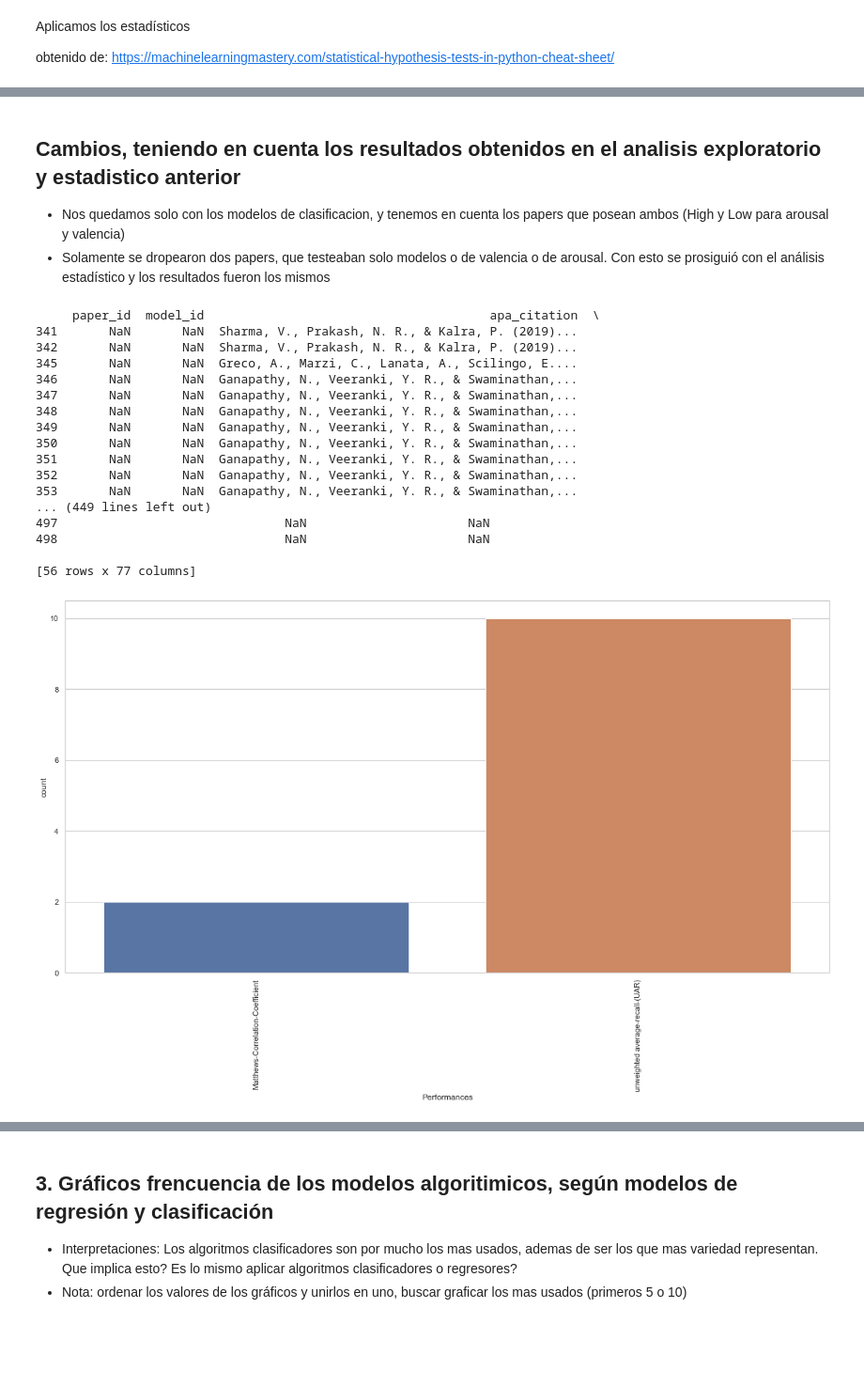
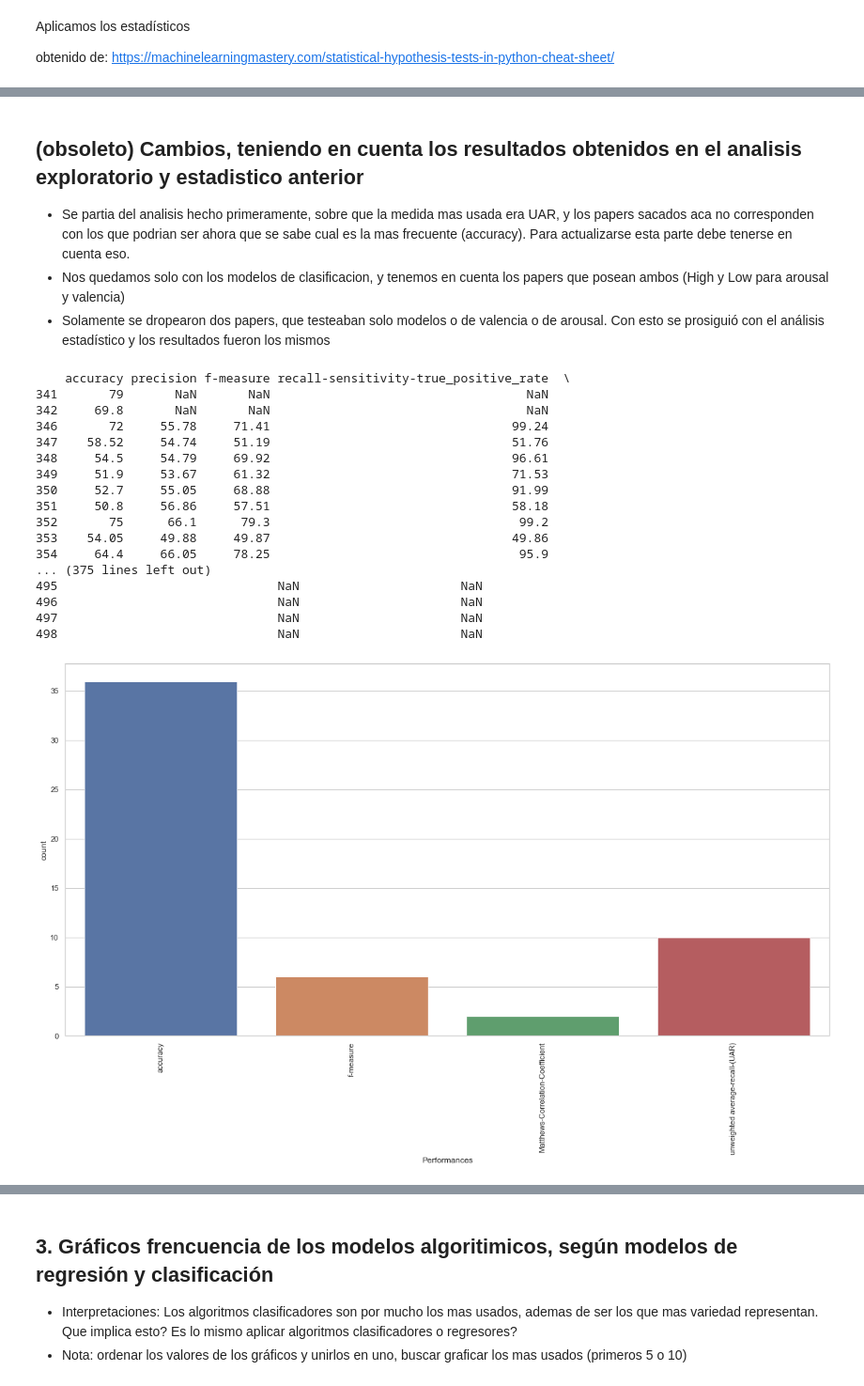
Before and after one commit to tomdamelio/Review_EDA_Emotion_Recognition, a Jupyter notebook: Emmanuel/notebooks/analisis_exploratorio.ipynb, the cells around one changed output, grey strips where cells are left out. Shown: that part at 94% size. Saved outputs shown, nothing was run; the diff lists cells and outputs as text; code cells hidden in the pictures; blank space fills up the shorter version.

```diff
--- a/Emmanuel/notebooks/analisis_exploratorio.ipynb
+++ b/Emmanuel/notebooks/analisis_exploratorio.ipynb
@@ -73,7 +73,10 @@ df_2 = df_2[df_2['class_model_output_categories'].isin(['HA, LA', 'HV, LV'])]
 #dataframe con performances
 title_dimensions = df_2[['apa_citation', 'class_model_output_categories']]
 
-df2_performance_medidas = df_2.iloc[:,67:]
+df2_performance_medidas = df_2.iloc[:,58:]
+
+df2_performance_medidas = df2_performance_medidas.fillna('-')
+df2_performance_medidas.to_excel('c:\\Users\\LENOVO\\Downloads\\Review_EDA_Emotion_Recognition\\Emmanuel\\data\\cleaned\\df2_performance_medidas.xlsx')
 
 #búsqueda de la medida de performance que mas aparece, paso de datos a 0 y 1 para facilitar su conteo
 df2_performance_medidas = df2_performance_medidas.fillna('No')
@@ -95,9 +98,9 @@ sns.countplot(x='Performances', data=df2_performance_medidas)
 plt.xticks(rotation=90)
 plt.show()
 
-#subseteo por la medida de performance que mas aparece (UAR)
+#subseteo por la medida de performance que mas aparece (accuracy)
 df_2 = df_2.fillna('-')
-df_2 = df_2[df_2['unweighted average-recall-(UAR)'] != '-']
+df_2 = df_2[df_2['accuracy'] != '-']
 
 print(df_2)
 #la muestra es de 10 modelos
@@ -165,6 +168,7 @@ Probably different distributions
 # %% [markdown]
-## Cambios, teniendo en cuenta los resultados obtenidos en el analisis exploratorio y estadistico anterior
+##  (obsoleto) Cambios, teniendo en cuenta los resultados obtenidos en el analisis exploratorio y estadistico anterior
 
+* Se partia del analisis hecho primeramente, sobre que la medida mas usada era UAR, y los papers sacados aca no corresponden con los que podrian ser ahora que se sabe cual es la mas frecuente (accuracy). Para actualizarse esta parte debe tenerse en cuenta eso.
 * Nos quedamos solo con los modelos de clasificacion, y tenemos en cuenta los papers que posean ambos (High y Low para arousal y valencia)
 * Solamente se dropearon dos papers, que testeaban solo modelos o de valencia o de arousal. Con esto se prosiguió con el análisis estadístico y los resultados fueron los mismos
 # %%
@@ -182,54 +186,56 @@ df_3 = df_3[df_3['affective_model'] == 'dimensional']
 df_3 = df_3[df_3['is_classifier'].isin(['x', 'X'])]
 df_3 = df_3[df_3['class_model_output_categories'].isin(['HA, LA', 'HV, LV'])]
 
-print(df_3)
+
 
 df_3 = df_3.drop(index=345)
 df_3 = df_3.drop(index=492)
 
-df3_performance_medidas = df_3.iloc[:,67:]
+df3_performance_medidas = df_3.iloc[:,58:]
+
+print(df3_performance_medidas)
 
 #búsqueda de la medida de performance que mas aparece, paso de datos a 0 y 1 para facilitar su conteo
 df3_performance_medidas = df3_performance_medidas.fillna('No')
 df3_performance_medidas = df3_performance_medidas.replace('-', 'No')
 df3_performance_medidas = df3_performance_medidas.mask(df3_performance_medidas != 'No','Yes')
 
 def get_value(row):
     for c in df3_performance_medidas.columns:
         if row[c] == 'Yes':
             return c
 
 df3_performance_medidas = df3_performance_medidas.apply(get_value, axis=1)
 df3_performance_medidas = pd.DataFrame(df3_performance_medidas)
 df3_performance_medidas.columns = ['Performances']
 
 #ploteo para determinar la medida de performance mas recurrente
 sns.set_theme(style="whitegrid", context = 'notebook')
 sns.countplot(x='Performances', data=df3_performance_medidas)
 plt.xticks(rotation=90)
 plt.show()
 
 #subseteo por la medida de performance que mas aparece (UAR)
 df_3 = df_3.fillna('-')
 df_3 = df_3[df_3['unweighted average-recall-(UAR)'] != '-']
 # %% [output]
-     paper_id  model_id                                       apa_citation  \
-341       NaN       NaN  Sharma, V., Prakash, N. R., & Kalra, P. (2019)...
-342       NaN       NaN  Sharma, V., Prakash, N. R., & Kalra, P. (2019)...
-345       NaN       NaN  Greco, A., Marzi, C., Lanata, A., Scilingo, E....
-346       NaN       NaN  Ganapathy, N., Veeranki, Y. R., & Swaminathan,...
-347       NaN       NaN  Ganapathy, N., Veeranki, Y. R., & Swaminathan,...
-348       NaN       NaN  Ganapathy, N., Veeranki, Y. R., & Swaminathan,...
-349       NaN       NaN  Ganapathy, N., Veeranki, Y. R., & Swaminathan,...
-350       NaN       NaN  Ganapathy, N., Veeranki, Y. R., & Swaminathan,...
-351       NaN       NaN  Ganapathy, N., Veeranki, Y. R., & Swaminathan,...
-352       NaN       NaN  Ganapathy, N., Veeranki, Y. R., & Swaminathan,...
-353       NaN       NaN  Ganapathy, N., Veeranki, Y. R., & Swaminathan,...
-... (449 lines left out)
-497                               NaN                      NaN
-498                               NaN                      NaN
-
-[56 rows x 77 columns]
+    accuracy precision f-measure recall-sensitivity-true_positive_rate  \
+341       79       NaN       NaN                                   NaN
+342     69.8       NaN       NaN                                   NaN
+346       72     55.78     71.41                                 99.24
+347    58.52     54.74     51.19                                 51.76
+348     54.5     54.79     69.92                                 96.61
+349     51.9     53.67     61.32                                 71.53
+350     52.7     55.05     68.88                                 91.99
+351     50.8     56.86     57.51                                 58.18
+352       75      66.1      79.3                                  99.2
+353    54.05     49.88     49.87                                 49.86
+354     64.4     66.05     78.25                                  95.9
+... (375 lines left out)
+495                              NaN                      NaN
+496                              NaN                      NaN
+497                              NaN                      NaN
+498                              NaN                      NaN
-[figure, old version]
+[figure, new version]
 # %%
 df_arousal = df_3[df_3['class_model_output_categories'] == 'HA, LA']
```
Also changed, not shown: parts of 19 cells of this notebook, 6 other files.
